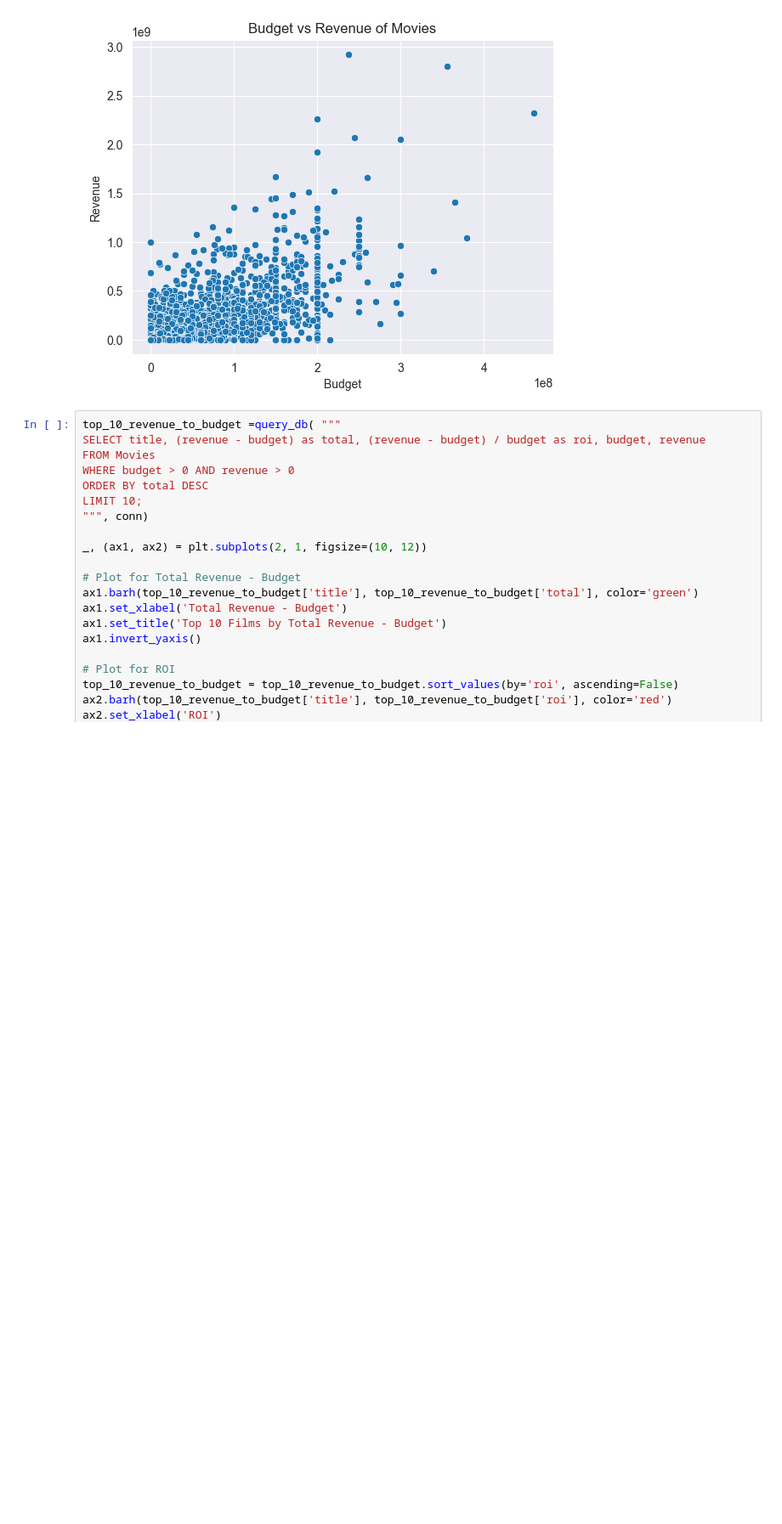
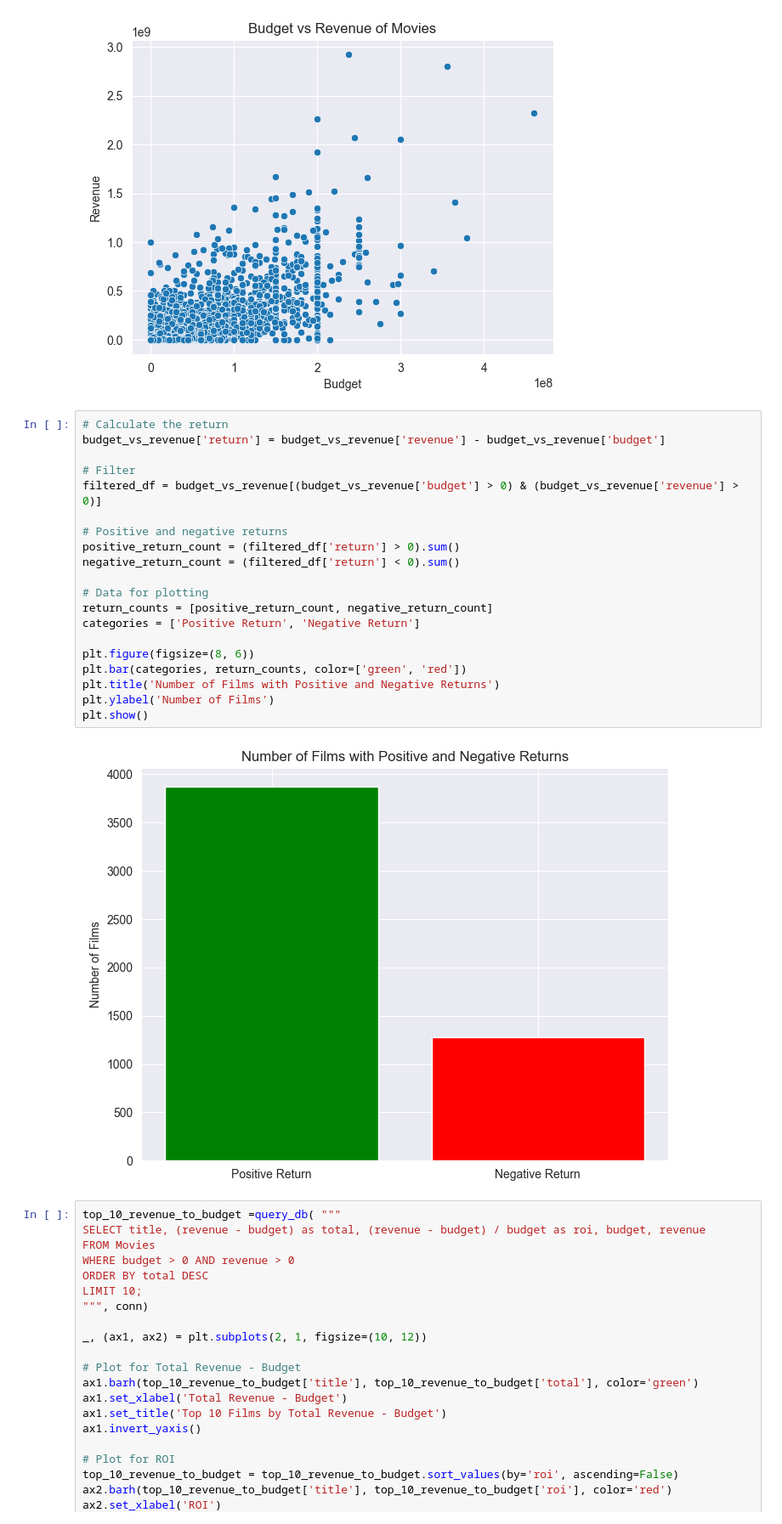
Before and after one commit to ConnActivity/MovieVerse, a Jupyter notebook: eda/first_eda.ipynb, the cells around one changed output. Shown at 85% size. Drawn from its saved outputs; the diff is of its cells as text; blank space fills up the shorter version.

Commit message:
feature: Added positive return for each film

```diff
--- a/eda/first_eda.ipynb
+++ b/eda/first_eda.ipynb
@@ -264,6 +264,28 @@ plt.ylabel('Revenue')
 plt.show()
 # %% [output]
 [figure]
+# %%
+# Calculate the return
+budget_vs_revenue['return'] = budget_vs_revenue['revenue'] - budget_vs_revenue['budget']
+
+# Filter
+filtered_df = budget_vs_revenue[(budget_vs_revenue['budget'] > 0) & (budget_vs_revenue['revenue'] > 0)]
+
+# Positive and negative returns
+positive_return_count = (filtered_df['return'] > 0).sum()
+negative_return_count = (filtered_df['return'] < 0).sum()
+
+# Data for plotting
+return_counts = [positive_return_count, negative_return_count]
+categories = ['Positive Return', 'Negative Return']
+
+plt.figure(figsize=(8, 6))
+plt.bar(categories, return_counts, color=['green', 'red'])
+plt.title('Number of Films with Positive and Negative Returns')
+plt.ylabel('Number of Films')
+plt.show()
+# %% [output]
+[figure, added]
 # %%
 top_10_revenue_to_budget =query_db( """
 SELECT title, (revenue - budget) as total, (revenue - budget) / budget as roi, budget, revenue
```
